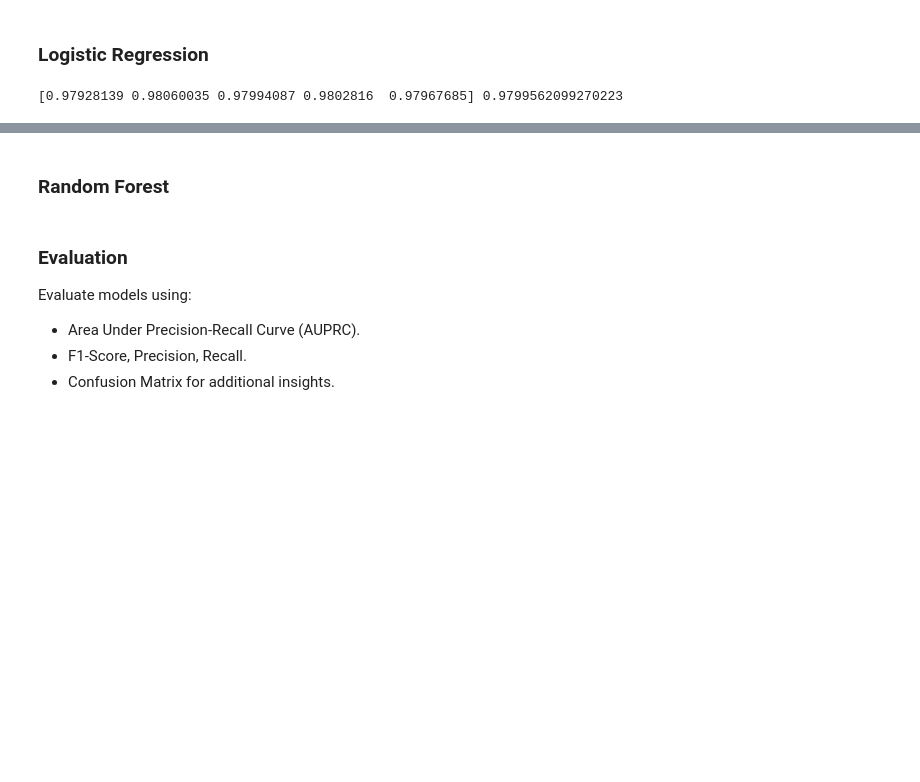
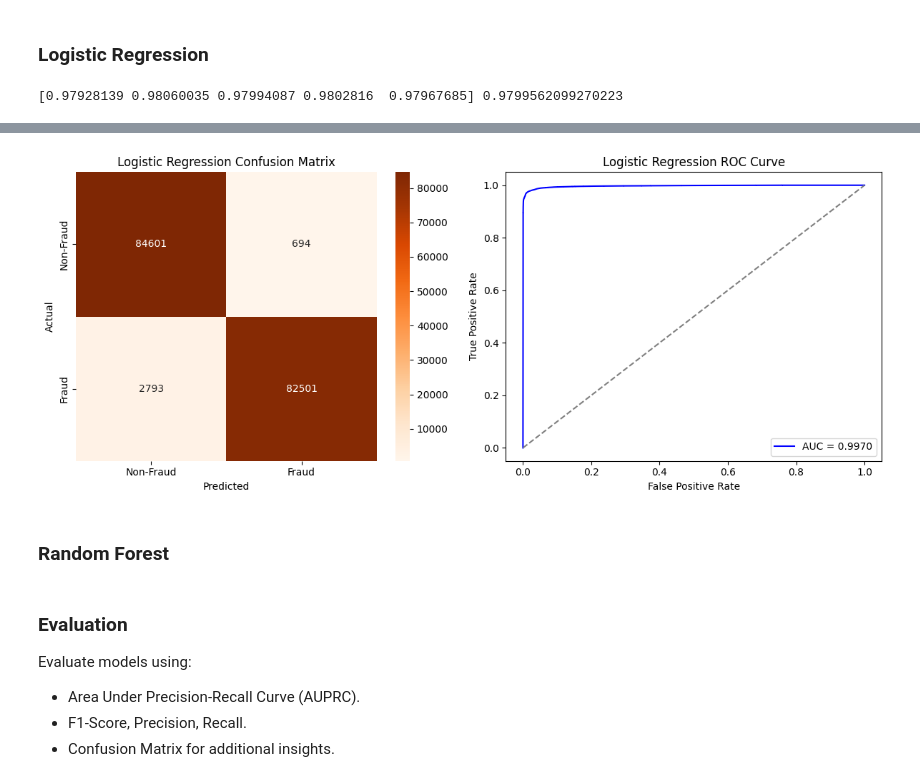
Before and after one commit to bonareri/AI-Powered-Fraud-Detection-System, a Jupyter notebook: fraud_detection.ipynb, the cells around one changed output, grey strips where cells are left out. Cells and saved outputs as stored; diff of their text form; code cells hidden in the pictures; blank space fills up the shorter version.

```diff
--- a/fraud_detection.ipynb
+++ b/fraud_detection.ipynb
@@ -539,5 +535,5 @@ X_test_scaled = scaler.transform(X_test)
 #### Feature Importance with Random Forest
 # %%
 # Train Random Forest model
-rf_model = RandomForestClassifier(n_estimators=100, random_state=42)
+rf_model = RandomForestClassifier(n_estimators=50, max_depth=10, random_state=42, n_jobs=-1)
 rf_model.fit(X_train_scaled, y_train)
@@ -566,3 +578,9 @@ scores = cross_val_score(pipe, X_train_resampled, y_train_resampled, cv=5, scori
 print(scores, scores.mean())
 # %% [output]
 [0.97928139 0.98060035 0.97994087 0.9802816  0.97967685] 0.9799562099270223
+# %%
+# Initialize Logistic Regression model
+log_reg = LogisticRegression(random_state=42, max_iter=1000)
+# %%
+# Train the model
+log_reg.fit(X_train_rf, y_train)
@@ -568,0 +589,4 @@ print(scores, scores.mean())
+# %%
+# Make predictions
+y_pred = log_reg.predict(X_test_rf)
+y_proba = log_reg.predict_proba(X_test_rf)[:, 1]  # Probabilities for class 1 (Fraud)
@@ -569,3 +631,36 @@ print(scores, scores.mean())
+# %%
+from sklearn.metrics import confusion_matrix, roc_curve, auc
+
+# Compute confusion matrix
+cm = confusion_matrix(y_test, y_pred)
+
+# Compute ROC curve and AUC
+y_probs = log_reg.predict_proba(X_test_rf)[:, 1]  # Get probability scores for class 1 (fraud)
+fpr, tpr, thresholds = roc_curve(y_test, y_probs)
+roc_auc = auc(fpr, tpr)
+
+# Create subplots: 1 row, 2 columns
+fig, axes = plt.subplots(1, 2, figsize=(12, 5))
+
+# 📌 Plot Confusion Matrix
+sns.heatmap(cm, annot=True, fmt='d', cmap='Oranges', xticklabels=["Non-Fraud", "Fraud"], yticklabels=["Non-Fraud", "Fraud"], ax=axes[0])
+axes[0].set_xlabel('Predicted')
+axes[0].set_ylabel('Actual')
+axes[0].set_title('Logistic Regression Confusion Matrix')
+
+# 📌 Plot AUC-ROC Curve
+axes[1].plot(fpr, tpr, color='blue', label=f'AUC = {roc_auc:.4f}')
+axes[1].plot([0, 1], [0, 1], color='gray', linestyle='--')  # Random guess line
+axes[1].set_xlabel('False Positive Rate')
+axes[1].set_ylabel('True Positive Rate')
+axes[1].set_title('Logistic Regression ROC Curve')
+axes[1].legend()
+
+# Show plots
+plt.tight_layout()
+plt.show()
+# %% [output]
+[figure, added]
 # %% [markdown]
 ### Random Forest
 # %%
```
Also changed, not shown: parts of 11 cells of this notebook.
